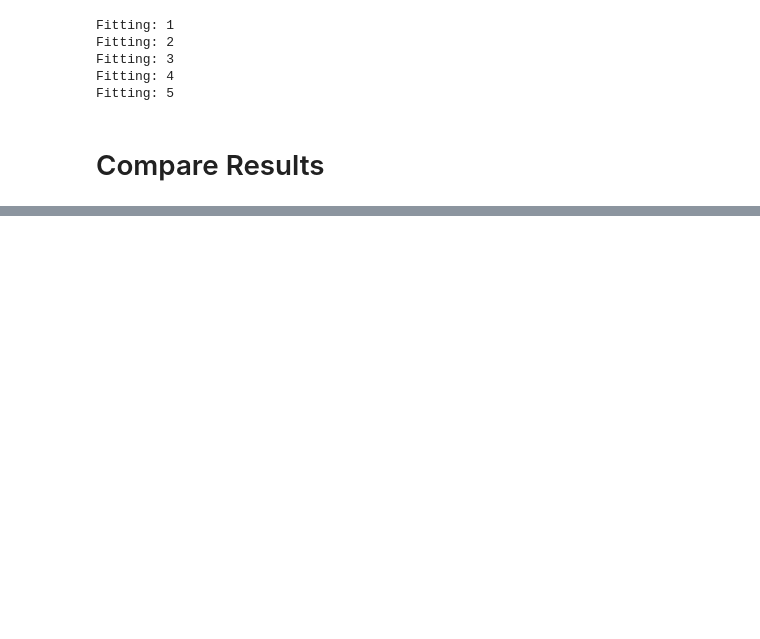
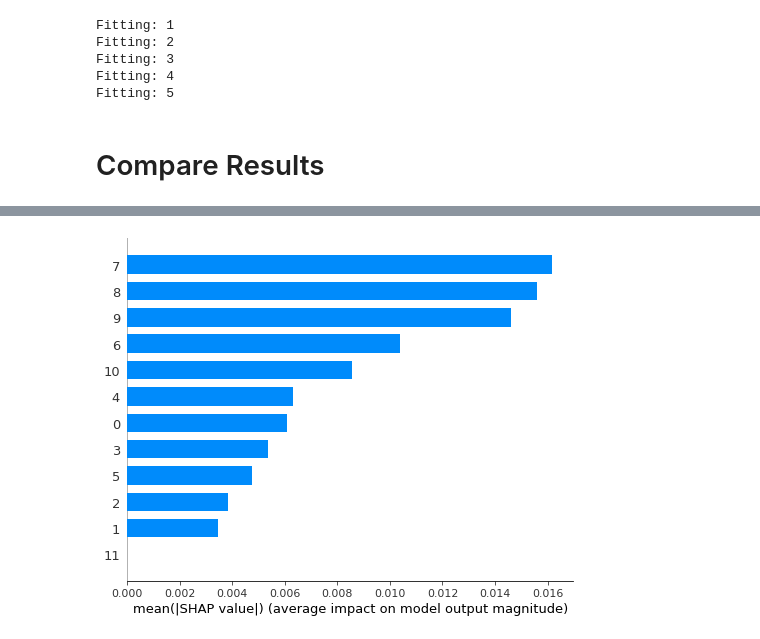
Before and after one commit to felixzhu17/CNN-LSTM-Actuarial-Forecasting, a Jupyter notebook: model_demo.ipynb, the cells around one changed output, grey strips where cells are left out. Saved outputs shown, nothing was run; the diff lists cells and outputs as text; code cells hidden in the pictures; blank space fills up the shorter version.

```diff
--- a/model_demo.ipynb
+++ b/model_demo.ipynb
@@ -102,5 +117,6 @@ plot_results(result = NN_results, period = 'test', target_variable = variable, s
 # %%
 import shap
 # %%
-shap.DeepExplainer(NN_results.test_models[0], NN_results.data.train)
+explainer = shap.DeepExplainer(NN_results.test_models[0], NN_results.data.train)
+shap_values = explainer.shap_values(NN_results.data.test)
 # %% [output]
@@ -115,0 +130,6 @@ NameError: name 'tf' is not defined
+# %%
+feature_names = [i for i in range(12)]
+# %%
+shap.summary_plot(shap_values[0].squeeze(), plot_type = 'bar', feature_names = feature_names)
+# %% [output]
+[figure, added]
```
Also changed, not shown: parts of 7 cells of this notebook, 3 other files.
